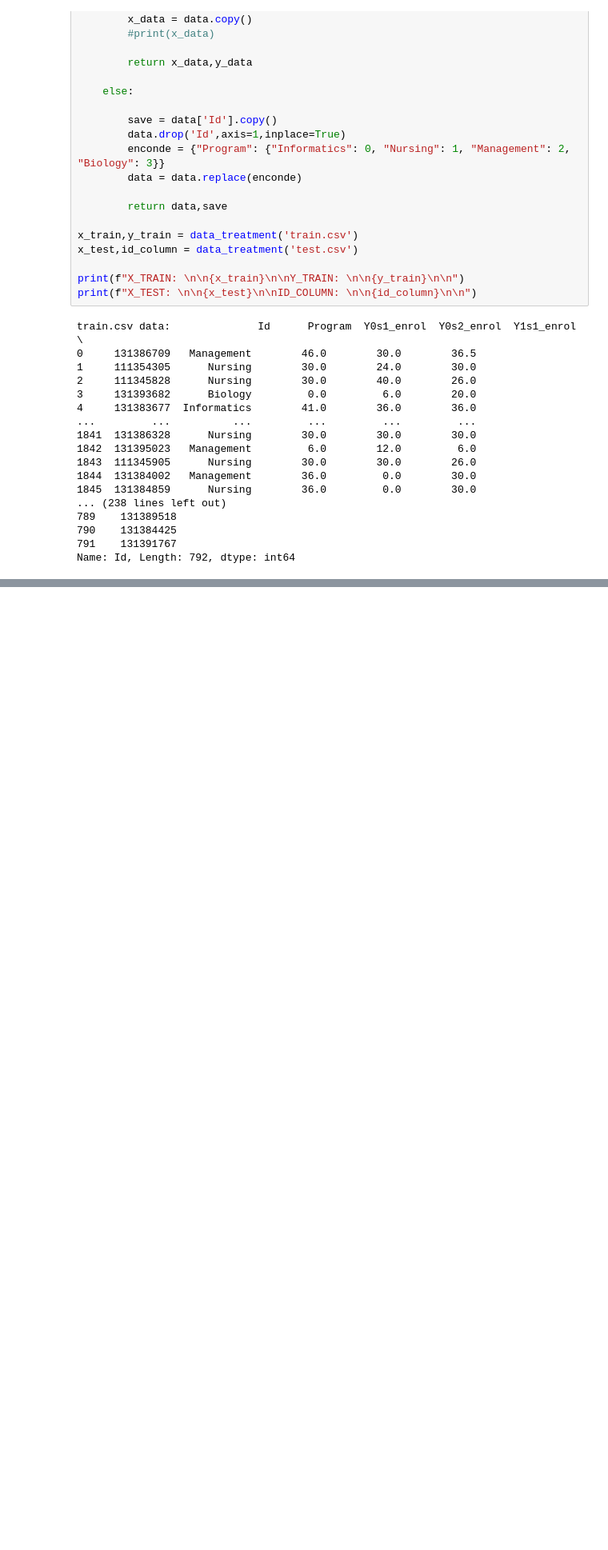
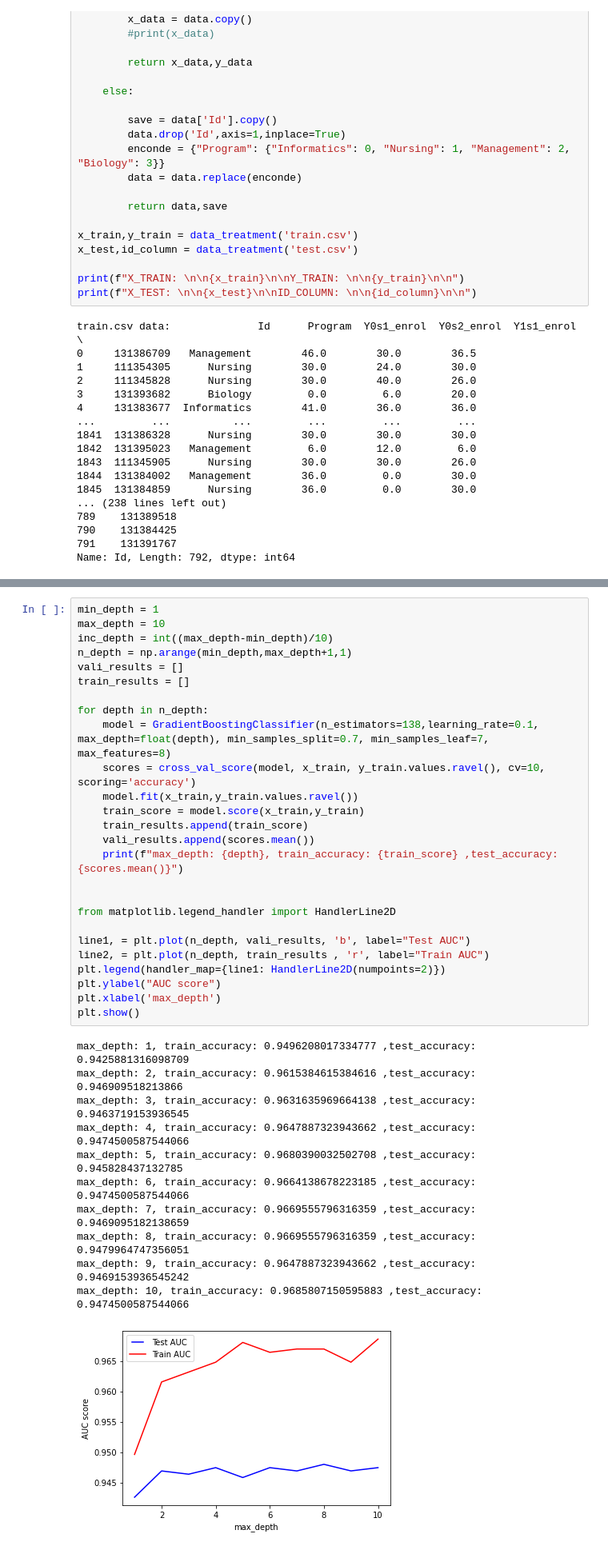
Before and after one commit to MiguelNdeCarvalho/AA-Work2, a Jupyter notebook: student-success-uevora.ipynb, the cells around one changed output, grey strips where cells are left out. Shown: that part at 80% size. Drawn from its saved outputs; the diff is of its cells as text; blank space fills up the shorter version.

```diff
--- a/student-success-uevora.ipynb
+++ b/student-success-uevora.ipynb
@@ -124,0 +159,38 @@ RESULT:             Id  Failure
+# %%
+min_depth = 1
+max_depth = 10
+inc_depth = int((max_depth-min_depth)/10)
+n_depth = np.arange(min_depth,max_depth+1,1)
+vali_results = []
+train_results = []
+
+for depth in n_depth:
+    model = GradientBoostingClassifier(n_estimators=138,learning_rate=0.1, max_depth=float(depth), min_samples_split=0.7, min_samples_leaf=7, max_features=8)
+    scores = cross_val_score(model, x_train, y_train.values.ravel(), cv=10, scoring='accuracy')
+    model.fit(x_train,y_train.values.ravel())
+    train_score = model.score(x_train,y_train)
+    train_results.append(train_score)
+    vali_results.append(scores.mean())
+    print(f"max_depth: {depth}, train_accuracy: {train_score} ,test_accuracy: {scores.mean()}")
+
+
+from matplotlib.legend_handler import HandlerLine2D
+
+line1, = plt.plot(n_depth, vali_results, 'b', label="Test AUC")
+line2, = plt.plot(n_depth, train_results , 'r', label="Train AUC")
+plt.legend(handler_map={line1: HandlerLine2D(numpoints=2)})
+plt.ylabel("AUC score")
+plt.xlabel('max_depth')
+plt.show()
+# %% [output]
+max_depth: 1, train_accuracy: 0.9496208017334777 ,test_accuracy: 0.9425881316098709
+max_depth: 2, train_accuracy: 0.9615384615384616 ,test_accuracy: 0.946909518213866
+max_depth: 3, train_accuracy: 0.9631635969664138 ,test_accuracy: 0.9463719153936545
+max_depth: 4, train_accuracy: 0.9647887323943662 ,test_accuracy: 0.9474500587544066
+max_depth: 5, train_accuracy: 0.9680390032502708 ,test_accuracy: 0.945828437132785
+max_depth: 6, train_accuracy: 0.9664138678223185 ,test_accuracy: 0.9474500587544066
+max_depth: 7, train_accuracy: 0.9669555796316359 ,test_accuracy: 0.9469095182138659
+max_depth: 8, train_accuracy: 0.9669555796316359 ,test_accuracy: 0.9479964747356051
+max_depth: 9, train_accuracy: 0.9647887323943662 ,test_accuracy: 0.9469153936545242
+max_depth: 10, train_accuracy: 0.9685807150595883 ,test_accuracy: 0.9474500587544066
+[figure, added]
```
Also changed, not shown: parts of 11 cells of this notebook, 1 other file.
